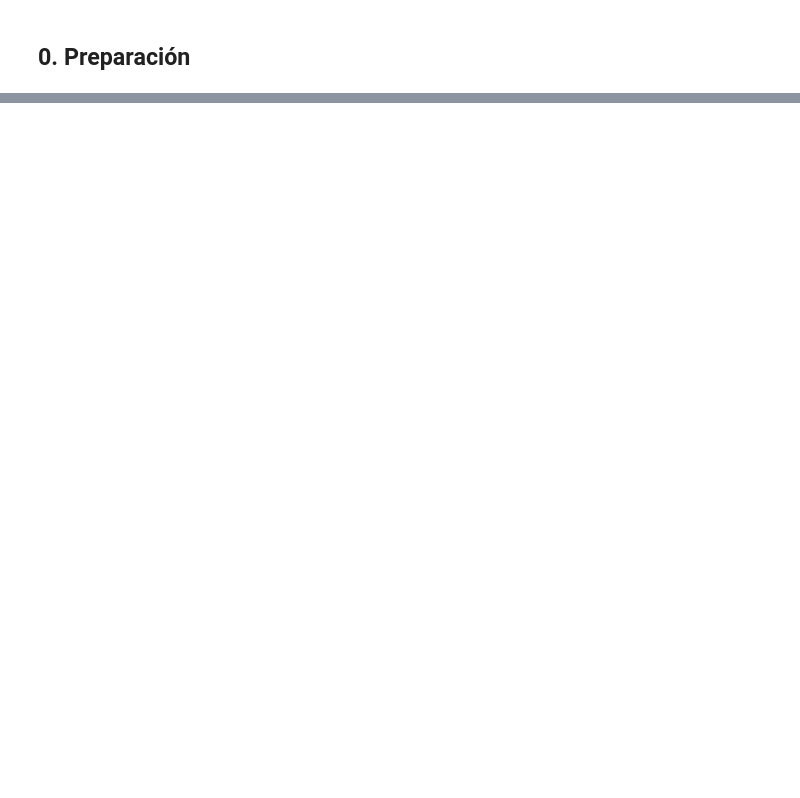
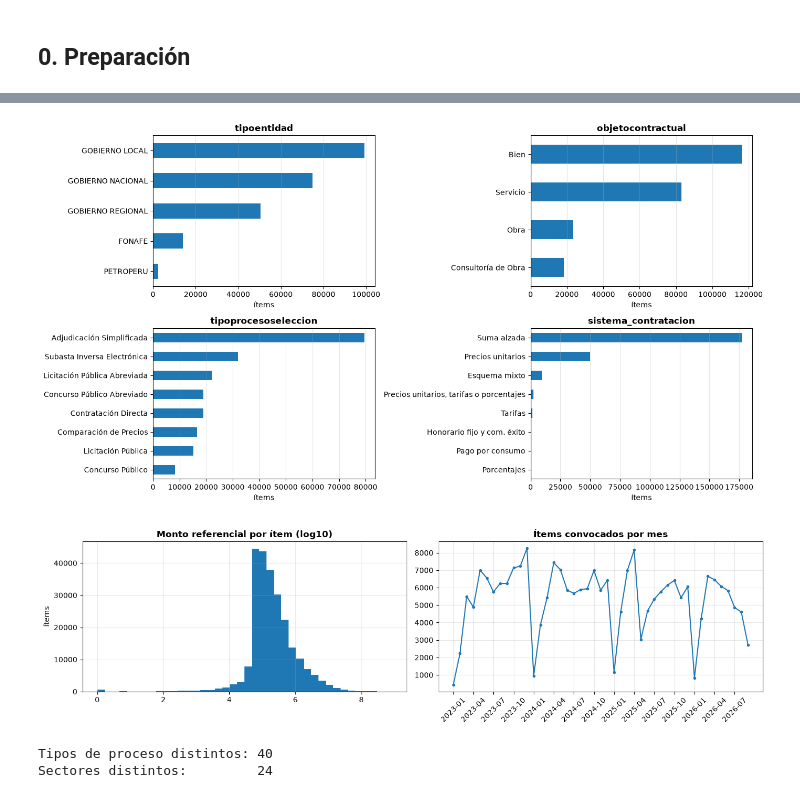
Before and after one commit to CyndxTs/G5-IA-APLICADA, a Jupyter notebook: notebooks/01_eda.ipynb, the cells around one changed output, grey strips where cells are left out. Drawn from its saved outputs; the diff is of its cells as text; code cells hidden in the pictures; blank space fills up the shorter version.

```diff
--- a/notebooks/01_eda.ipynb
+++ b/notebooks/01_eda.ipynb
@@ -706,0 +308,12 @@ Contratos con ruc_destinatario_pago de 11 dígitos: 1.0
+# %%
+convocatorias = ex.preparar_convocatorias(convocatorias_raw)
+print("Filas:                           ", f"{len(convocatorias):,}")
+print("Convocatorias únicas:            ", f"{convocatorias['codigoconvocatoria'].nunique():,}")
+print("Entidades únicas:                ", f"{convocatorias['codigoentidad'].nunique():,}")
+print("Duplicados (convocatoria + ítem):", int(convocatorias.duplicated(["codigoconvocatoria", "n_item"]).sum()))
+perfil_convocatorias = ex.perfil_columnas(convocatorias, excluir=("archivo", "sector_nivel_gobierno"))
+display(perfil_convocatorias)
+
+tabla_sector, col10_sin_sector = ex.comparar_sector_col10(convocatorias)
+display(tabla_sector)
+print("Valores de COL_10 que no existen en SECTOR:", col10_sin_sector)
@@ -706,0 +350,12 @@ Contratos con ruc_destinatario_pago de 11 dígitos: 1.0
+# %%
+ex.graficar_categoricas_convocatorias(convocatorias)
+plt.show()
+ex.graficar_montos_fechas_convocatorias(convocatorias)
+plt.show()
+print("Tipos de proceso distintos:", convocatorias["tipoprocesoseleccion"].nunique())
+print("Sectores distintos:        ", convocatorias["sector_nivel_gobierno"].nunique())
+# %% [output]
+[figure, added]
+[figure, added]
+Tipos de proceso distintos: 40
+Sectores distintos:         24
```
Also changed, not shown: parts of 95 cells of this notebook, 23 other files.
